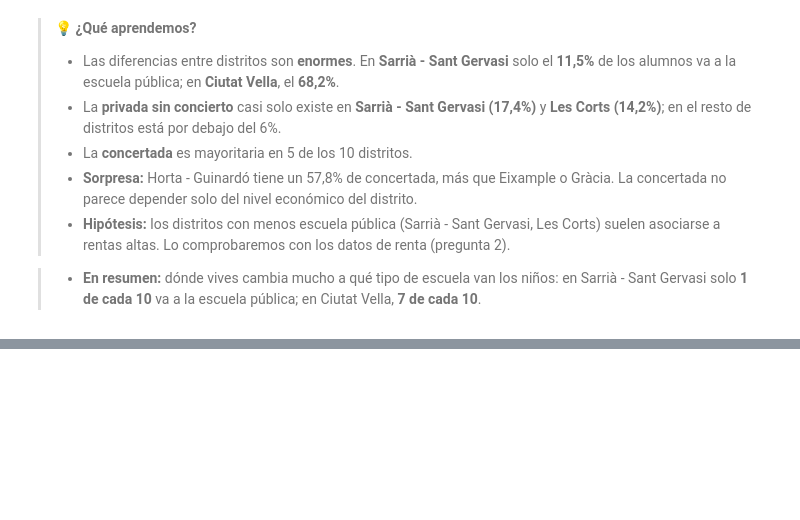
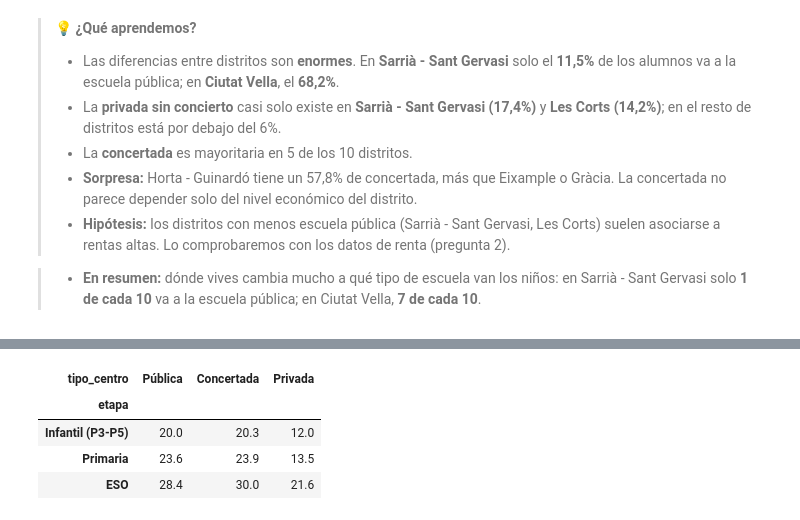
Before and after one commit to esrakesken/eda-educacion-barcelona, a Jupyter notebook: notebooks/01_eda_educacion_bcn.ipynb, the cells around one changed output, grey strips where cells are left out. Saved outputs shown, nothing was run; the diff lists cells and outputs as text; code cells hidden in the pictures; blank space fills up the shorter version.

```diff
--- a/notebooks/01_eda_educacion_bcn.ipynb
+++ b/notebooks/01_eda_educacion_bcn.ipynb
@@ -977,0 +983,16 @@ plt.show()
+# %%
+mediana_grupo = pd.pivot_table(
+    grupos_actual,
+    values="alumnos_por_grupo",
+    index="etapa",
+    columns="tipo_centro",
+    aggfunc="median",
+).reindex(index=ORDEN_ETAPAS, columns=ORDEN_TIPOS).round(1)
+
+mediana_grupo
+# %% [output]
+| tipo_centro | Pública | Concertada | Privada |
+| etapa |  |  |  |
+| Infantil (P3-P5) | 20.0 | 20.3 | 12.0 |
+| Primaria | 23.6 | 23.9 | 13.5 |
+| ESO | 28.4 | 30.0 | 21.6 |
```
Also changed, not shown: parts of 3 cells of this notebook.
